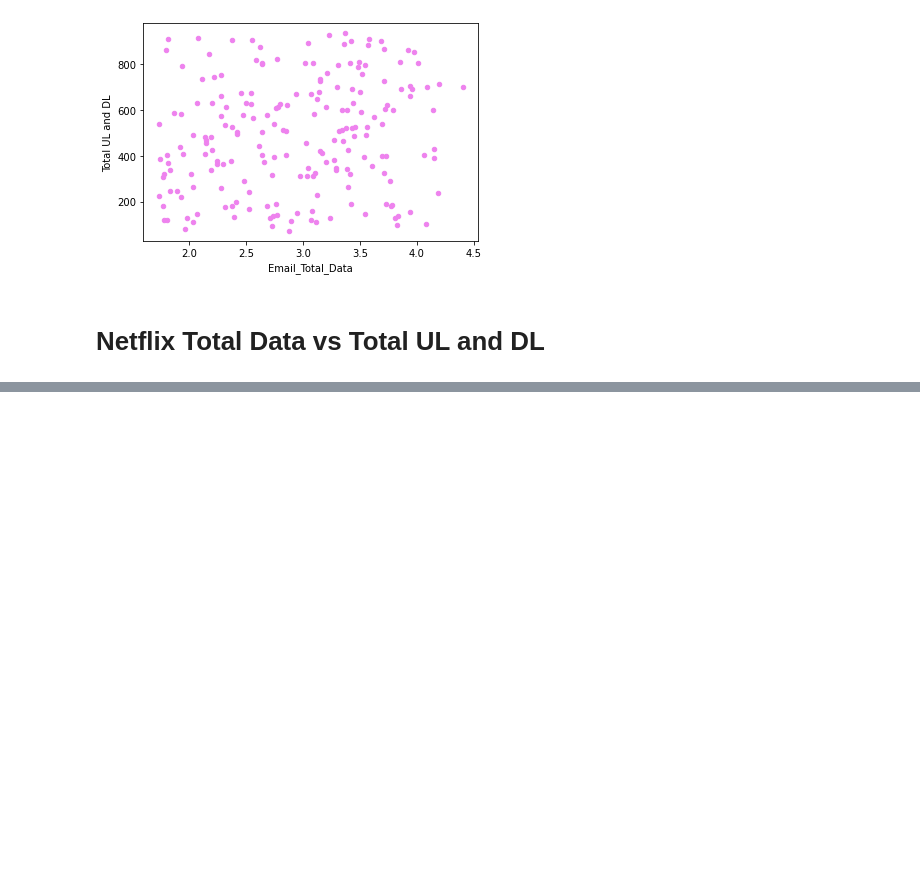
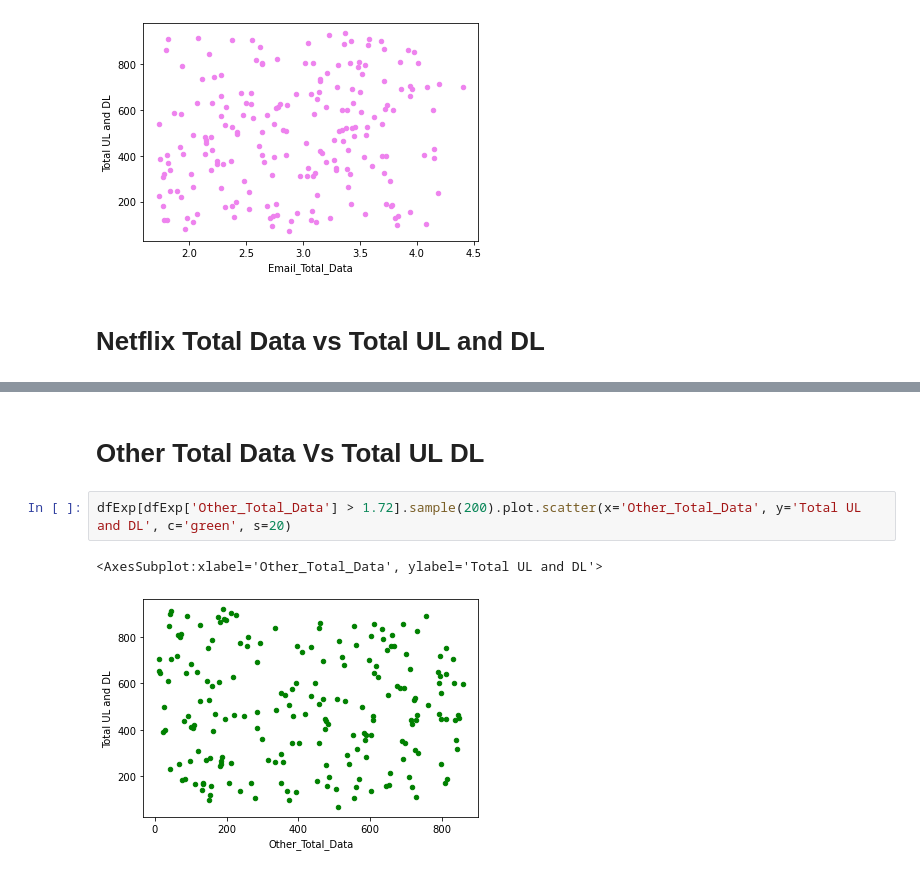
Before and after one commit to dagmawiii03/Telecom_Analysis, a Jupyter notebook: Notebook/Untitled1.ipynb, the cells around one changed output, grey strips where cells are left out. Drawn from its saved outputs; the diff is of its cells as text; blank space fills up the shorter version.

```diff
--- a/Notebook/Untitled1.ipynb
+++ b/Notebook/Untitled1.ipynb
@@ -325,0 +340,7 @@ dfExp[dfExp['Email_Total_Data'] > 1.72].sample(200).plot.scatter(x='Email_Total_
+# %% [markdown]
+# Other Total Data Vs Total UL DL
+# %%
+dfExp[dfExp['Other_Total_Data'] > 1.72].sample(200).plot.scatter(x='Other_Total_Data', y='Total UL and DL', c='green', s=20)
+# %% [output]
+<AxesSubplot:xlabel='Other_Total_Data', ylabel='Total UL and DL'>
+[figure, added]
```
Also changed, not shown: parts of 8 cells of this notebook.
